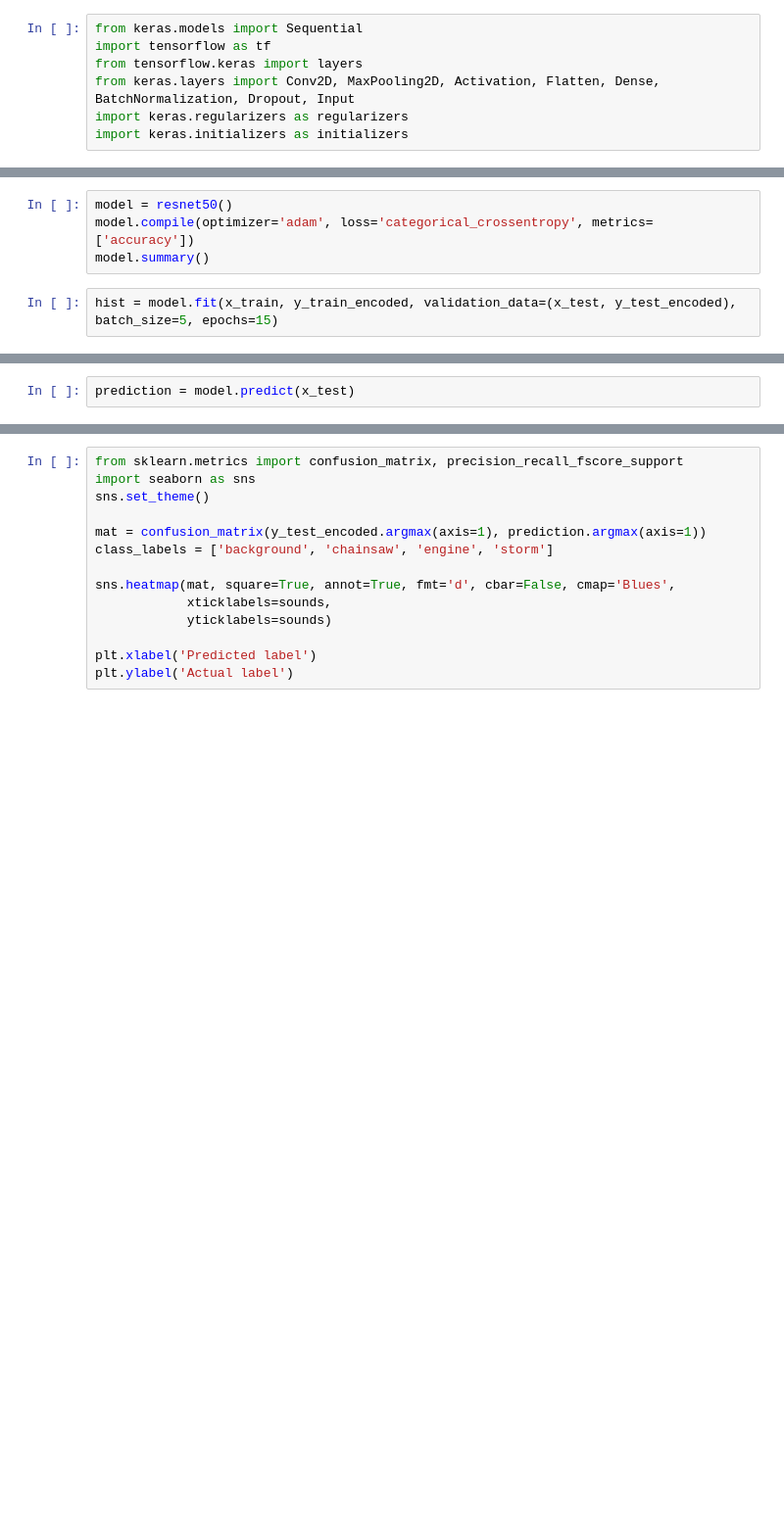
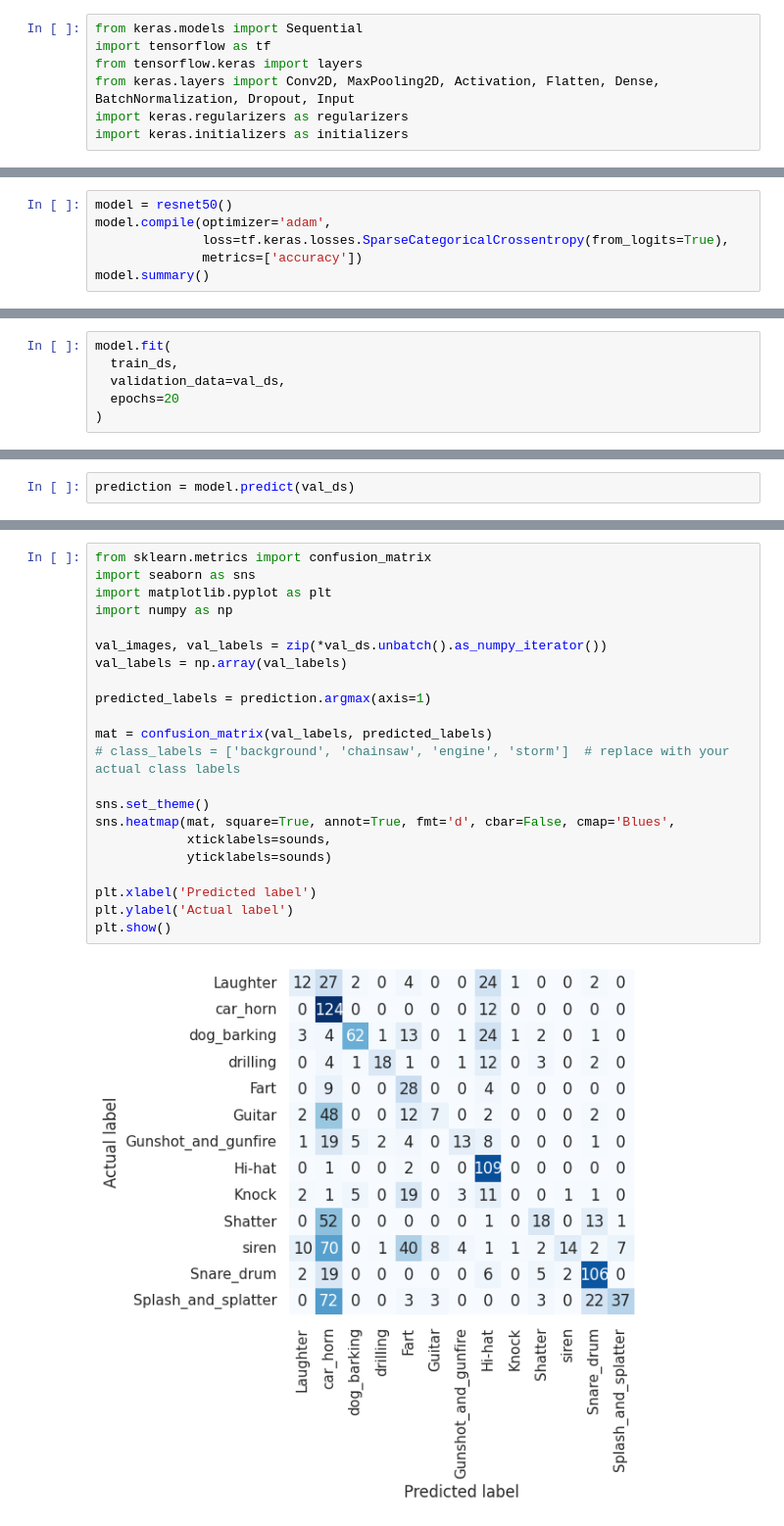
Before and after one commit to shantanu-a/CNN-for-audio-classification, a Jupyter notebook: spectrogram.ipynb, the cells around one changed output, grey strips where cells are left out. Shown at 98% size. Drawn from its saved outputs; the diff is of its cells as text; blank space fills up the shorter version.

```diff
--- a/spectrogram.ipynb
+++ b/spectrogram.ipynb
@@ -229,6 +132,6 @@ def resnet50(input_shape=(224, 224, 3), classes=13):
 # %%
 model = resnet50()
-model.compile(optimizer='adam', loss='categorical_crossentropy', metrics=['accuracy'])
+model.compile(optimizer='adam',
+              loss=tf.keras.losses.SparseCategoricalCrossentropy(from_logits=True),
+              metrics=['accuracy'])
 model.summary()
-# %%
-hist = model.fit(x_train, y_train_encoded, validation_data=(x_test, y_test_encoded), batch_size=5, epochs=15)
@@ -246,0 +138,6 @@ plt.plot()
+# %%
+model.fit(
+  train_ds,
+  validation_data=val_ds,
+  epochs=20
+)
@@ -247,2 +163,2 @@ plt.plot()
 # %%
-prediction = model.predict(x_test)
+prediction = model.predict(val_ds)
@@ -249,14 +167,24 @@ prediction = model.predict(x_test)
 # %%
-from sklearn.metrics import confusion_matrix, precision_recall_fscore_support
+from sklearn.metrics import confusion_matrix
 import seaborn as sns
+import matplotlib.pyplot as plt
+import numpy as np
+
+val_images, val_labels = zip(*val_ds.unbatch().as_numpy_iterator())
+val_labels = np.array(val_labels)
+
+predicted_labels = prediction.argmax(axis=1)
+
+mat = confusion_matrix(val_labels, predicted_labels)
+# class_labels = ['background', 'chainsaw', 'engine', 'storm']  # replace with your actual class labels
+
 sns.set_theme()
-
-mat = confusion_matrix(y_test_encoded.argmax(axis=1), prediction.argmax(axis=1))
-class_labels = ['background', 'chainsaw', 'engine', 'storm']
-
 sns.heatmap(mat, square=True, annot=True, fmt='d', cbar=False, cmap='Blues',
             xticklabels=sounds,
             yticklabels=sounds)
 
 plt.xlabel('Predicted label')
 plt.ylabel('Actual label')
+plt.show()
+# %% [output]
+[figure, added]
```
Also changed, not shown: parts of 25 cells of this notebook.
